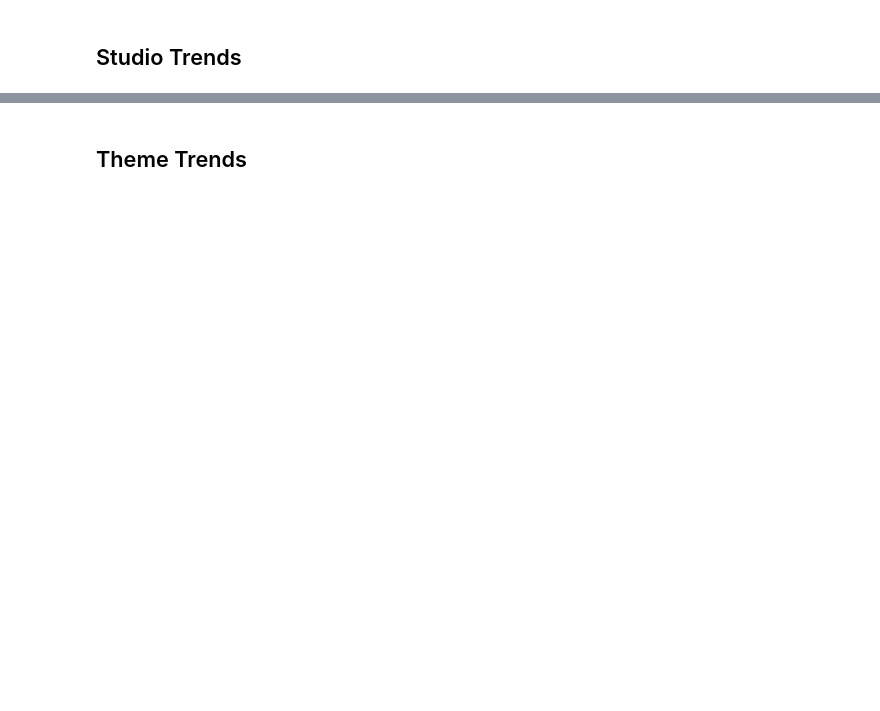
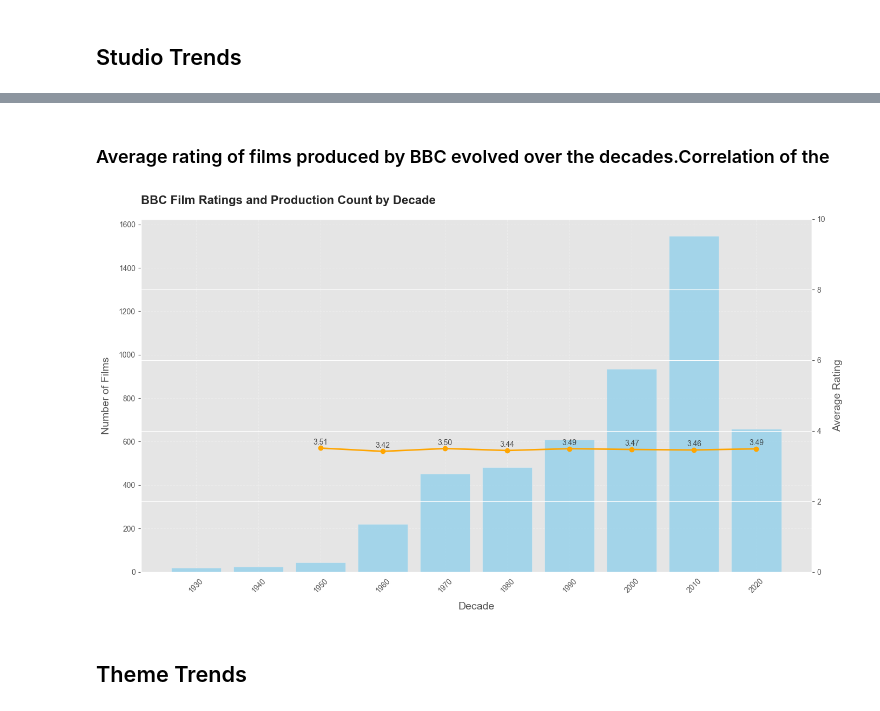
Before and after one commit to Kristalliste/IUM-TWEB, a Jupyter notebook: solution/Notebooks/Visualisation/visualisation.ipynb, the cells around one changed output, grey strips where cells are left out. Drawn from its saved outputs; the diff is of its cells as text; code cells hidden in the pictures; blank space fills up the shorter version.

```diff
--- a/solution/Notebooks/Visualisation/visualisation.ipynb
+++ b/solution/Notebooks/Visualisation/visualisation.ipynb
@@ -265,2 +261,8 @@ fun.plot_most_common_genre_theatrical(releases_df, genres_df)
+# %% [markdown]
+### Average rating of films produced by BBC evolved over the decades.Correlation of the
+# %%
+fun.bbc_rating_trend(studios_df, movies_df)
+# %% [output]
+[figure, added]
 # %% [markdown]
 ## Theme Trends
```
Also changed, not shown: parts of 7 cells of this notebook, 1 other file.
